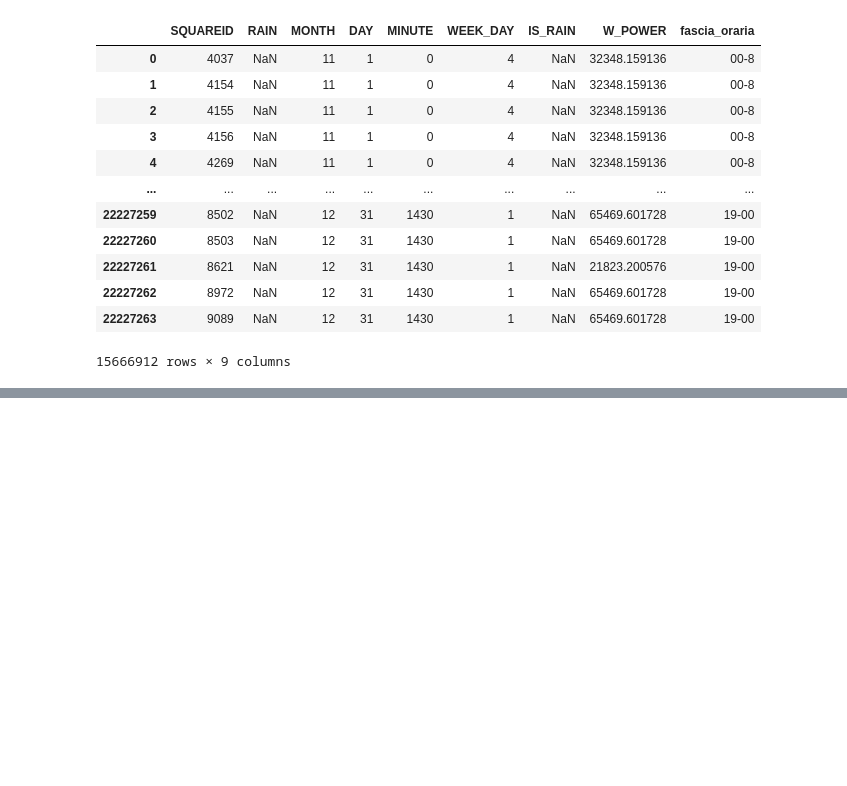
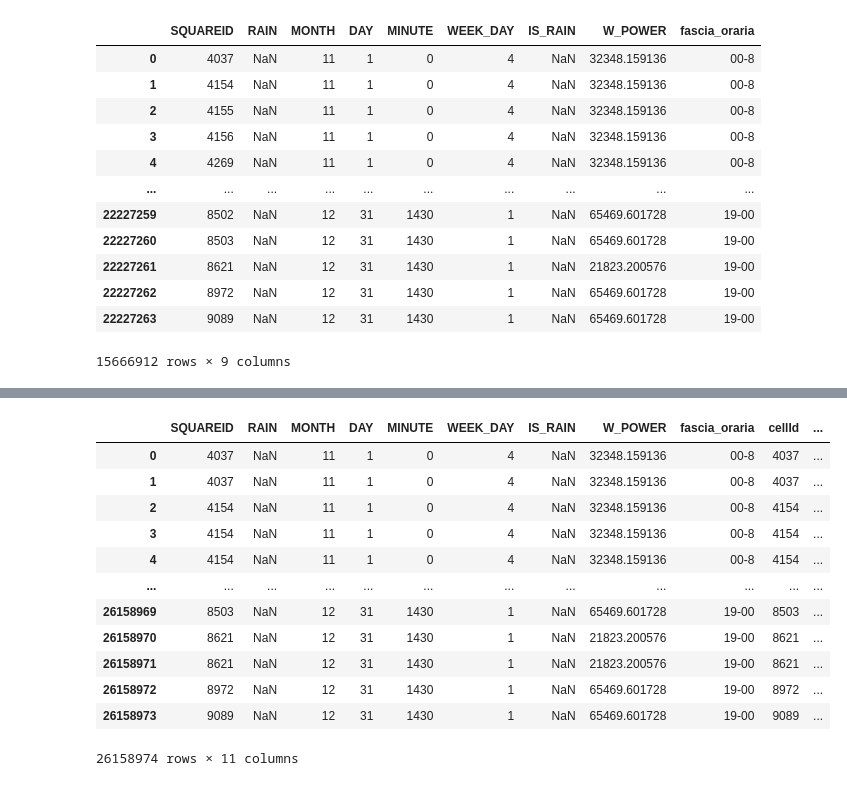
Before and after one commit to MarcoFava/Lavandini, a Jupyter notebook: EDA_tot.ipynb, the cells around one changed output, grey strips where cells are left out. Drawn from its saved outputs; the diff is of its cells as text; code cells hidden in the pictures; blank space fills up the shorter version.

```diff
--- a/EDA_tot.ipynb
+++ b/EDA_tot.ipynb
@@ -267,0 +273,22 @@ See the caveats in the documentation: https://pandas.pydata.org/pandas-docs/stab
+# %%
+# importiamo i files
+gdf_com = gp.read_file(file_path_ext + 'gdf_com/gdf_com.shp')
+tn_grid_gdf = gp.read_file(file_path_raw + "trentino-grid.geojson")
+
+# filtriamo solo le regioni amministrative del Trentino
+filtro = (gdf_com['COD_REG']==4) & (gdf_com['COD_PROV'] == 22)
+gdf_temp = gdf_com[filtro]
+del(gdf_com)
+gdf_com = gdf_temp
+del(gdf_temp)
+crs_comune = 'EPSG:4326'
+gdf_com_rep = gdf_com[filtro].to_crs(crs_comune)
+
+# facciamo un merge usando predicate='intersects' per intersecare le geometrie dei comuni
+gdf_celle_com= gp.sjoin(tn_grid_gdf, gdf_com_rep, how='left', predicate='intersects')
+
+# teniamoci solo i dati che ci interessano
+cols_to_keep = ['cellId','COMUNE']
+gdf_celle_com = gdf_celle_com.drop(columns = [col for col in gdf_celle_com.columns if col not in cols_to_keep])
+
+gdf_celle_com
@@ -267,0 +309,17 @@ See the caveats in the documentation: https://pandas.pydata.org/pandas-docs/stab
+# %%
+temp_df = pd.merge(final_df,gdf_celle_com, left_on="SQUAREID", right_on="cellId",how="left")
+temp_df
+# %% [output]
+|  | SQUAREID | RAIN | MONTH | DAY | MINUTE | WEEK_DAY | IS_RAIN | W_POWER | fascia_oraria | cellId | ... |
+| 0 | 4037 | NaN | 11 | 1 | 0 | 4 | NaN | 32348.159136 | 00-8 | 4037 | ... |
+| 1 | 4037 | NaN | 11 | 1 | 0 | 4 | NaN | 32348.159136 | 00-8 | 4037 | ... |
+| 2 | 4154 | NaN | 11 | 1 | 0 | 4 | NaN | 32348.159136 | 00-8 | 4154 | ... |
+| 3 | 4154 | NaN | 11 | 1 | 0 | 4 | NaN | 32348.159136 | 00-8 | 4154 | ... |
+| 4 | 4154 | NaN | 11 | 1 | 0 | 4 | NaN | 32348.159136 | 00-8 | 4154 | ... |
+| ... | ... | ... | ... | ... | ... | ... | ... | ... | ... | ... | ... |
+| 26158969 | 8503 | NaN | 12 | 31 | 1430 | 1 | NaN | 65469.601728 | 19-00 | 8503 | ... |
+| 26158970 | 8621 | NaN | 12 | 31 | 1430 | 1 | NaN | 21823.200576 | 19-00 | 8621 | ... |
+| 26158971 | 8621 | NaN | 12 | 31 | 1430 | 1 | NaN | 21823.200576 | 19-00 | 8621 | ... |
+| 26158972 | 8972 | NaN | 12 | 31 | 1430 | 1 | NaN | 65469.601728 | 19-00 | 8972 | ... |
+| 26158973 | 9089 | NaN | 12 | 31 | 1430 | 1 | NaN | 65469.601728 | 19-00 | 9089 | ... |
+26158974 rows × 11 columns
```
Also changed, not shown: parts of 11 cells of this notebook.
